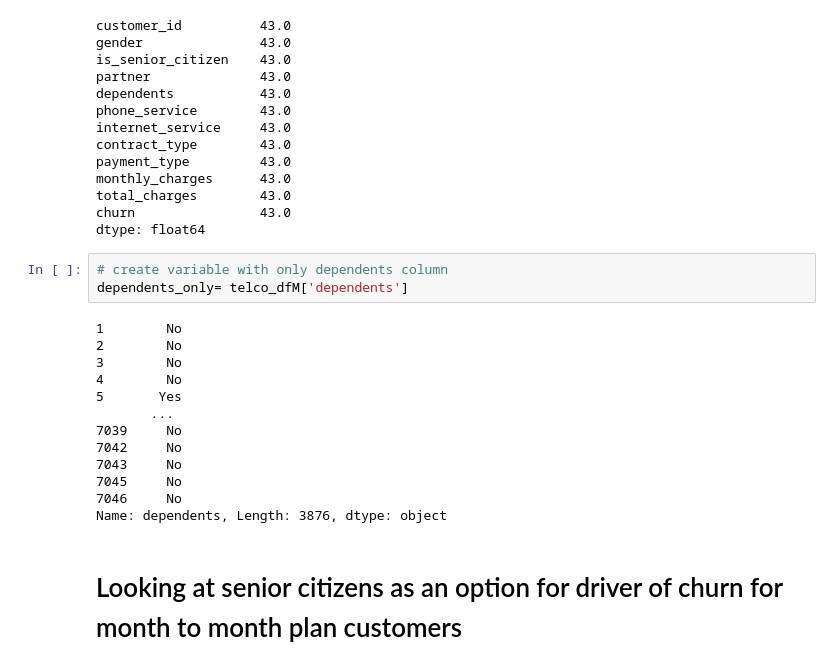
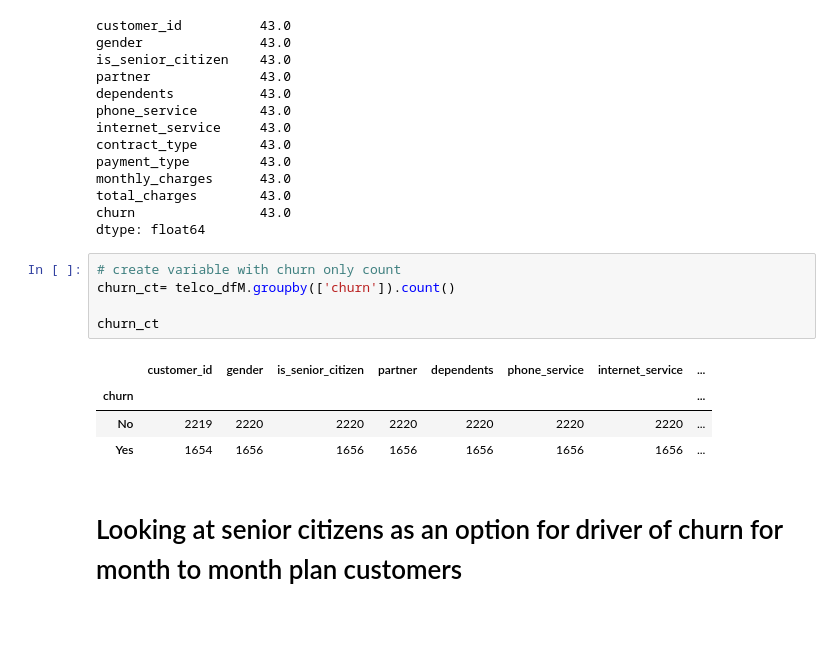
Before and after one commit to LinhQuach13/storytelling_project, a Jupyter notebook: storytelling_data.ipynb, the cells around one changed output. Drawn from its saved outputs; the diff is of its cells as text; blank space fills up the shorter version.

```diff
--- a/storytelling_data.ipynb
+++ b/storytelling_data.ipynb
@@ -380,21 +380,15 @@ total_charges        43.0
 churn                43.0
 dtype: float64
 # %%
-# create variable with only dependents column
-dependents_only= telco_dfM['dependents']
+# create variable with churn only count
+churn_ct= telco_dfM.groupby(['churn']).count()
+
+churn_ct
 # %% [output]
-1        No
-2        No
-3        No
-4        No
-5       Yes
-       ...
-7039     No
-7042     No
-7043     No
-7045     No
-7046     No
-Name: dependents, Length: 3876, dtype: object
+|  | customer_id | gender | is_senior_citizen | partner | dependents | phone_service | internet_service | ... |
+| churn |  |  |  |  |  |  |  | ... |
+| No | 2219 | 2220 | 2220 | 2220 | 2220 | 2220 | 2220 | ... |
+| Yes | 1654 | 1656 | 1656 | 1656 | 1656 | 1656 | 1656 | ... |
 # %% [markdown]
 # Looking at senior citizens as an option for driver of churn for month to month plan customers
 # %%
```
Also changed, not shown: parts of 2 cells of this notebook.
